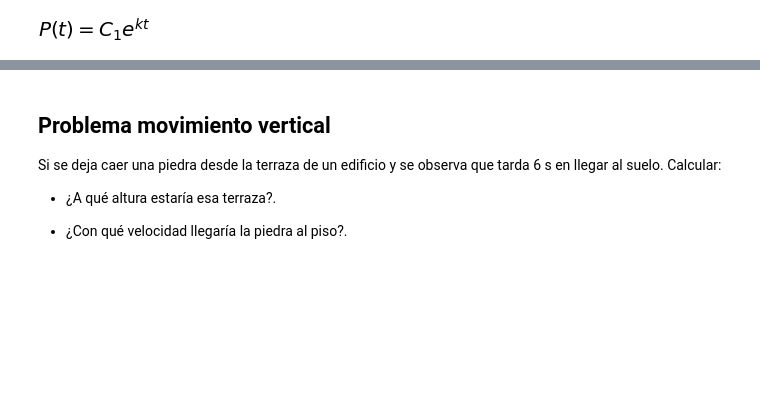
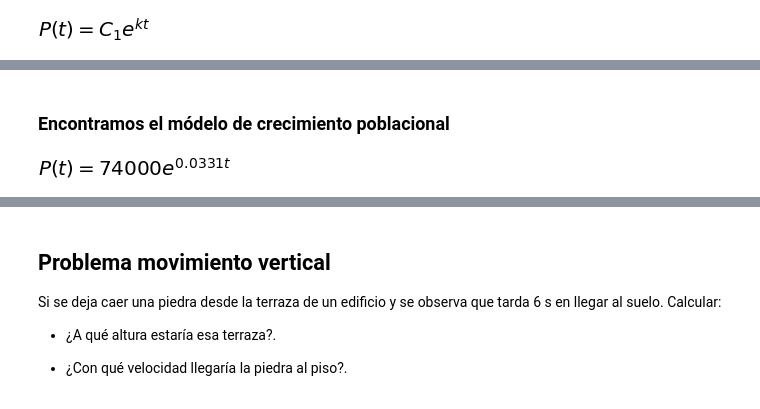
Before and after one commit to Santiago44mendez/ALGEBRA-LINEAL-CON-PYTHON, a Jupyter notebook: Cálculo_integral_con_Python_Integrales_indefinidas,_definidas_y_teorema_fundamental_del_cálculo_.ipynb, the cells around one changed output, grey strips where cells are left out. Saved outputs shown, nothing was run; the diff lists cells and outputs as text; code cells hidden in the pictures; blank space fills up the shorter version.

```diff
--- a/Cálculo_integral_con_Python_Integrales_indefinidas,_definidas_y_teorema_fundamental_del_cálculo_.ipynb
+++ b/Cálculo_integral_con_Python_Integrales_indefinidas,_definidas_y_teorema_fundamental_del_cálculo_.ipynb
@@ -291,0 +315,6 @@ sol.subs({P:74000,t:0})
+# %% [markdown]
+### **Encontramos el módelo de crecimiento poblacional**
+# %%
+sol_parti.subs(k,K)         #Reemplazamos K en k de la solución particular
+# %% [output]
+[figure, added]
```
Also changed, not shown: parts of 18 cells of this notebook.
